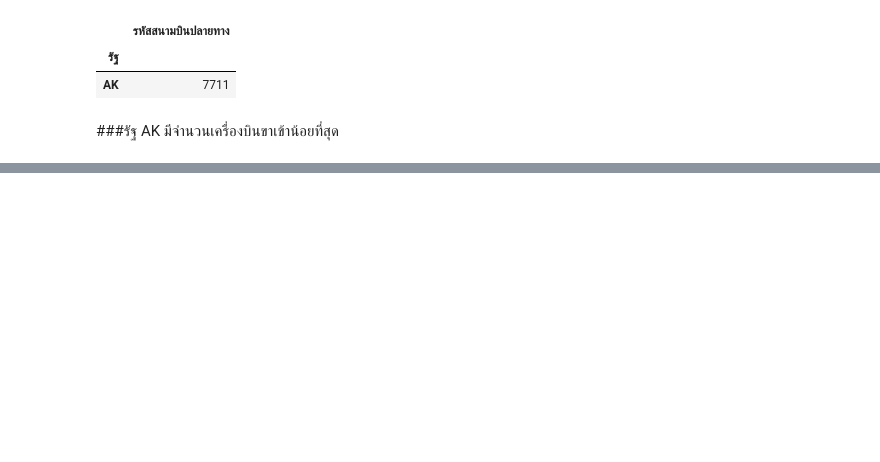
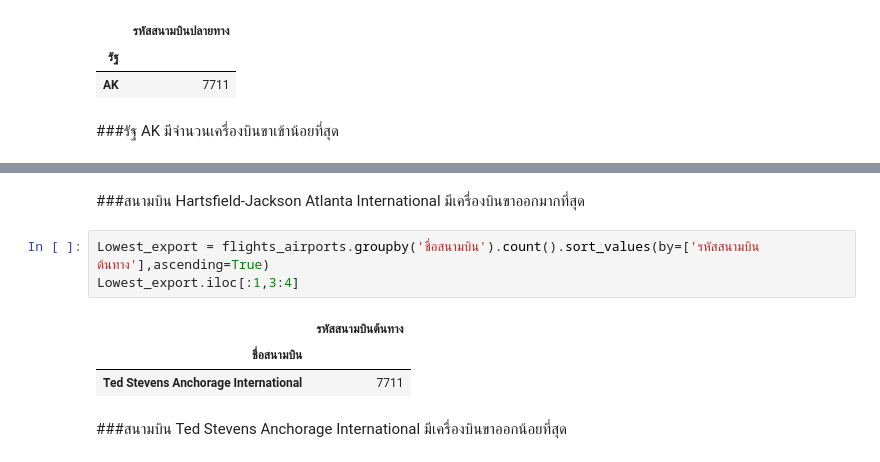
Before and after one commit to Benza1611/DWDM21, a Jupyter notebook: MiniExam.ipynb, the cells around one changed output, grey strips where cells are left out. Saved outputs shown, nothing was run; the diff lists cells and outputs as text; blank space fills up the shorter version.

```diff
--- a/MiniExam.ipynb
+++ b/MiniExam.ipynb
@@ -141,0 +212,11 @@ Lowest.iloc[:1,4:5]
+# %% [markdown]
+###สนามบิน Hartsfield-Jackson Atlanta International	 มีเครื่องบินขาออกมากที่สุด
+# %%
+Lowest_export = flights_airports.groupby('ชื่อสนามบิน').count().sort_values(by=['รหัสสนามบินต้นทาง'],ascending=True)
+Lowest_export.iloc[:1,3:4]
+# %% [output]
+|  | รหัสสนามบินต้นทาง |
+| ชื่อสนามบิน |  |
+| Ted Stevens Anchorage International | 7711 |
+# %% [markdown]
+###สนามบิน Ted Stevens Anchorage International	 มีเครื่องบินขาออกน้อยที่สุด
```
Also changed, not shown: parts of 16 cells of this notebook.
